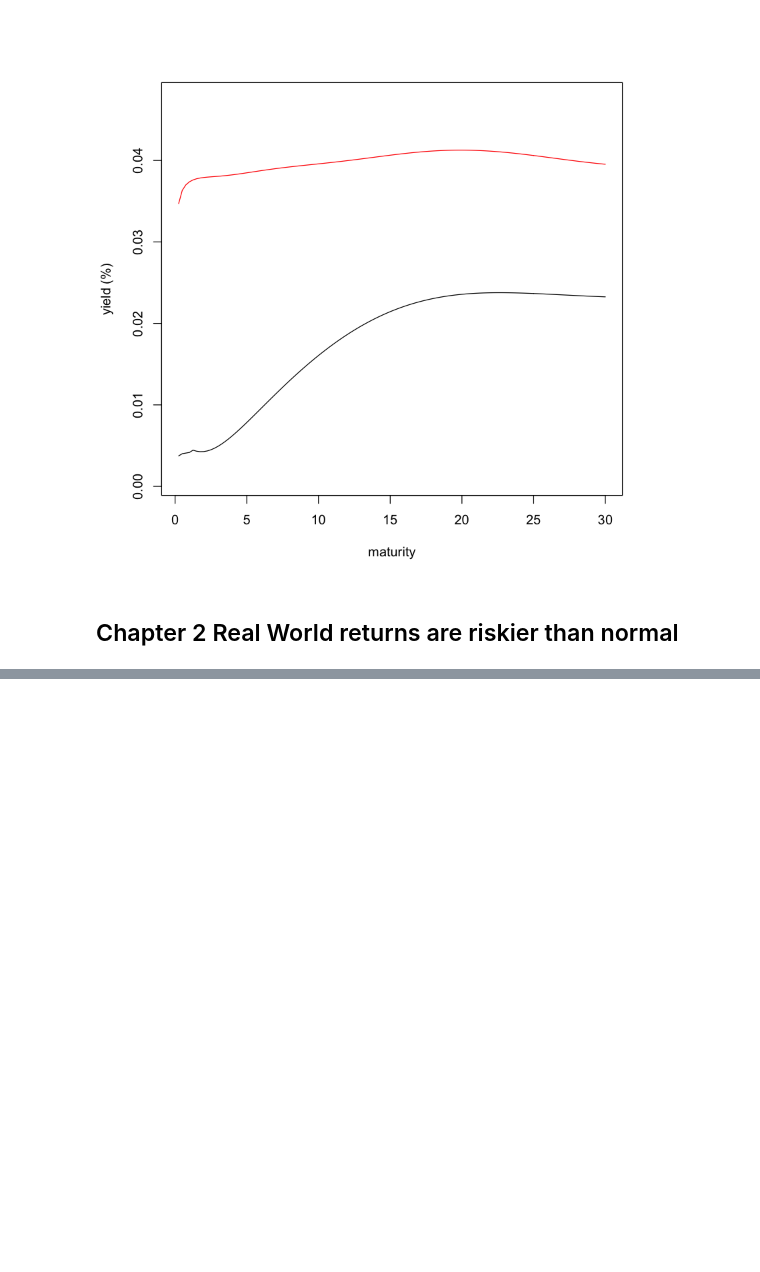
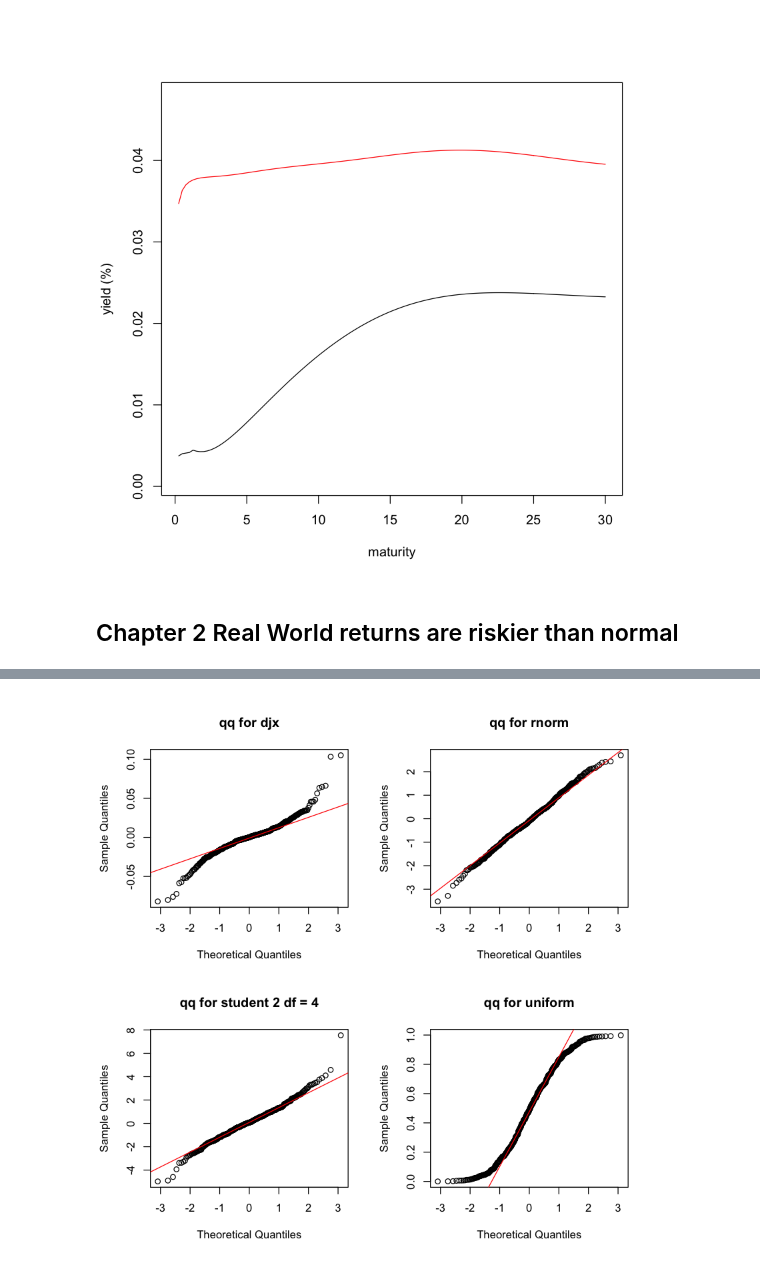
Before and after one commit to slzdevsnp/learn, a Jupyter notebook: fin_quant_risk_mgmt/quant_risk.ipynb, the cells around one changed output, grey strips where cells are left out. Saved outputs shown, nothing was run; the diff lists cells and outputs as text; code cells hidden in the pictures; blank space fills up the shorter version.

```diff
--- a/fin_quant_risk_mgmt/quant_risk.ipynb
+++ b/fin_quant_risk_mgmt/quant_risk.ipynb
@@ -158,0 +207,23 @@ lines(maturity, zcb[nrow(zcb),])
+# %%
+## check for normality of down jones long returns,
+# compare them to normal , student, uniform distributions
+
+n<-length(djx)
+x1 <- rnorm(n)
+x2 <- rt(n, df = 4)
+x3 <- runif(n)
+
+par(mfrow=c(2,2))
+qqnorm(djx, main="qq for djx")
+qqline(djx, col=2)
+
+qqnorm(x1, main="qq for rnorm")
+qqline(x1, col="red")
+
+qqnorm(x2, main="qq for student 2 df = 4")
+qqline(x2, col="red")
+
+qqnorm(x3, main="qq for uniform")
+qqline(x3, col="red")
+# %% [output]
+[figure, added]
```
Also changed, not shown: parts of 24 cells of this notebook, 9 other files.
